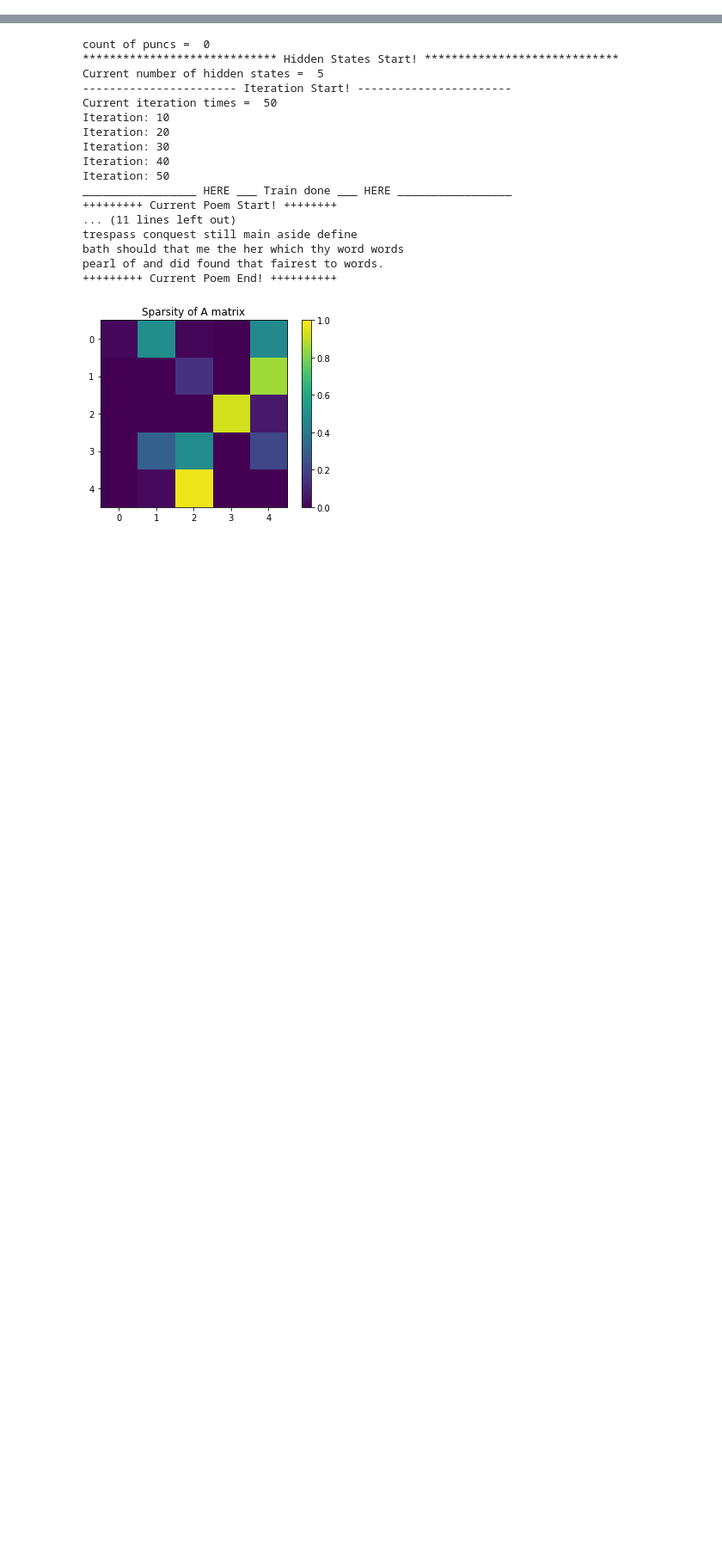
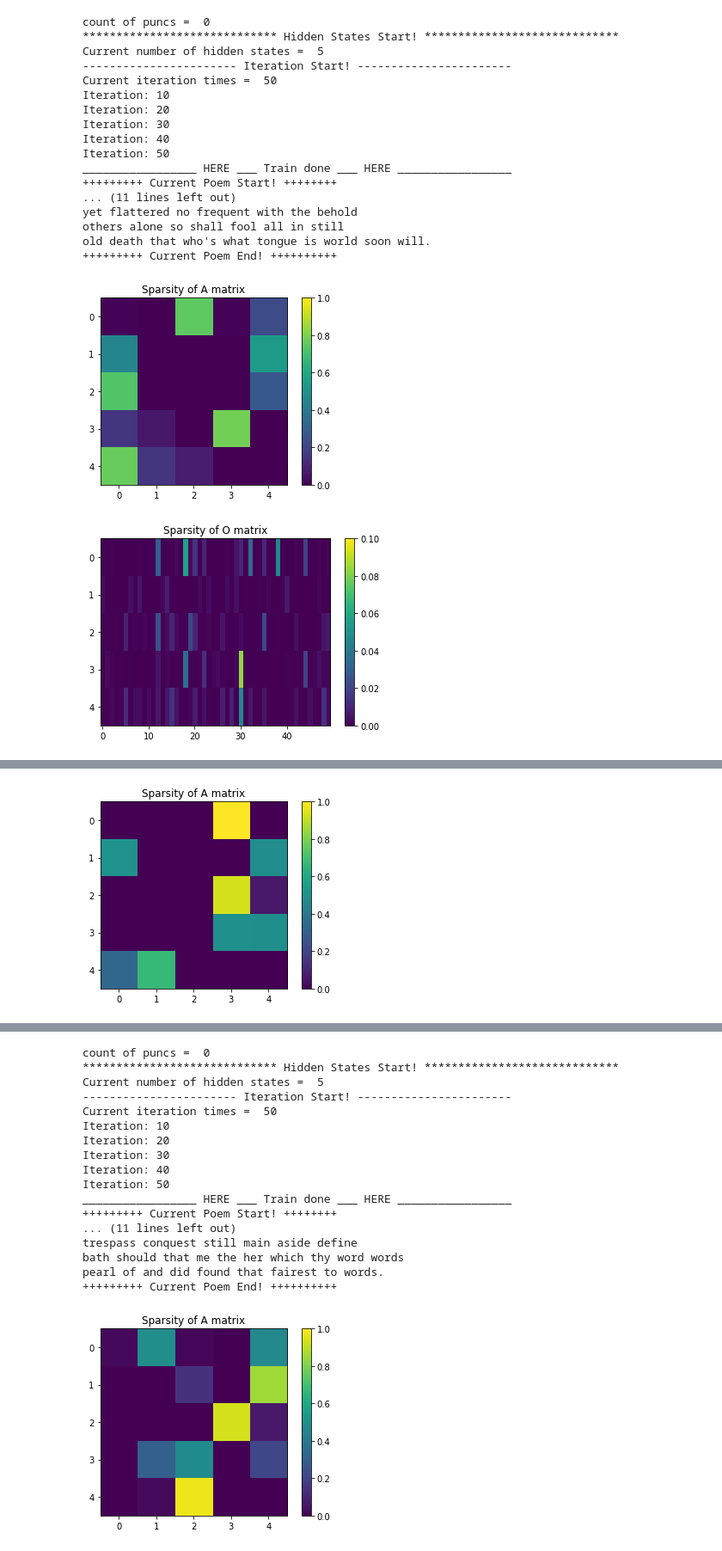
Before and after one commit to wuyudd/CS155_MiniProject_3, a Jupyter notebook: rhyme_HMM_shakespeare.ipynb, the cells around one changed output, grey strips where cells are left out. Shown at 86% size. Saved outputs shown, nothing was run; the diff lists cells and outputs as text; code cells hidden in the pictures; blank space fills up the shorter version.

```diff
--- a/rhyme_HMM_shakespeare.ipynb
+++ b/rhyme_HMM_shakespeare.ipynb
@@ -106,0 +146,33 @@ def rhyme_HMM_main(num_hidden_states, iterations, num_obs_displayed, syllable_fi
+# %%
+# version 1.5
+# tune hyper-params
+# "Keyboard Interupt" as current params are enough
+syllable_filename = "./project3/data/Syllable_dictionary.txt"
+rhyme_filename = "./project3/data/shakespeare.txt"
+sha_filename = "./project3/data/shakespeare.txt"
+
+num_hidden_states = [5, 8, 10]
+iterations = [50, 100]
+num_obs_displayed = 15
+
+hmms, poems_output, state_obs_topN_list = rhyme_HMM_main_old(num_hidden_states, iterations, num_obs_displayed, syllable_filename, rhyme_filename, sha_filename)
+# %% [output]
+count of puncs =  0
+***************************** Hidden States Start! *****************************
+Current number of hidden states =  5
+----------------------- Iteration Start! -----------------------
+Current iteration times =  50
+Iteration: 10
+Iteration: 20
+Iteration: 30
+Iteration: 40
+Iteration: 50
+_________________ HERE ___ Train done ___ HERE _________________
++++++++++ Current Poem Start! ++++++++
+... (11 lines left out)
+yet flattered no frequent with the behold
+others alone so shall fool all in still
+old death that who's what tongue is world soon will.
++++++++++ Current Poem End! ++++++++++
+[figure, added]
+[figure, added]
@@ -106,0 +196 @@ def rhyme_HMM_main(num_hidden_states, iterations, num_obs_displayed, syllable_fi
+[figure, added]
```
Also changed, not shown: parts of 10 cells of this notebook, 6 other files.
